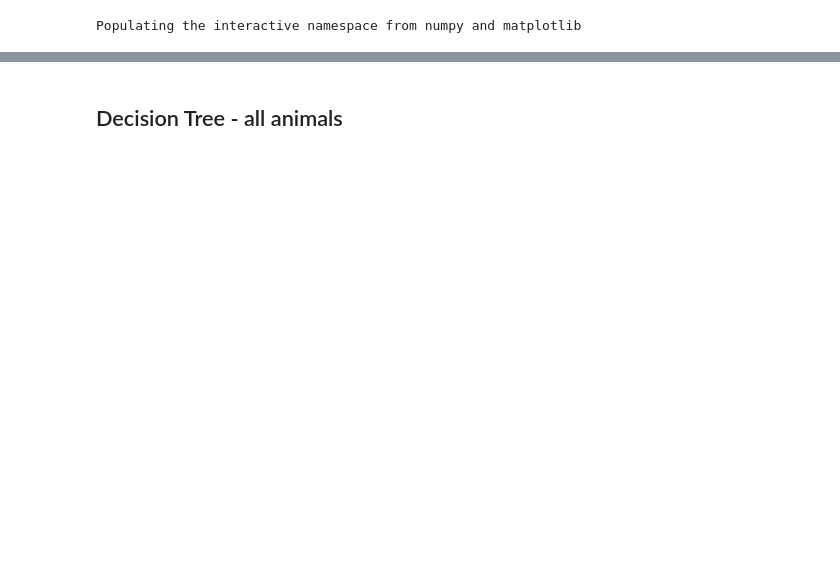
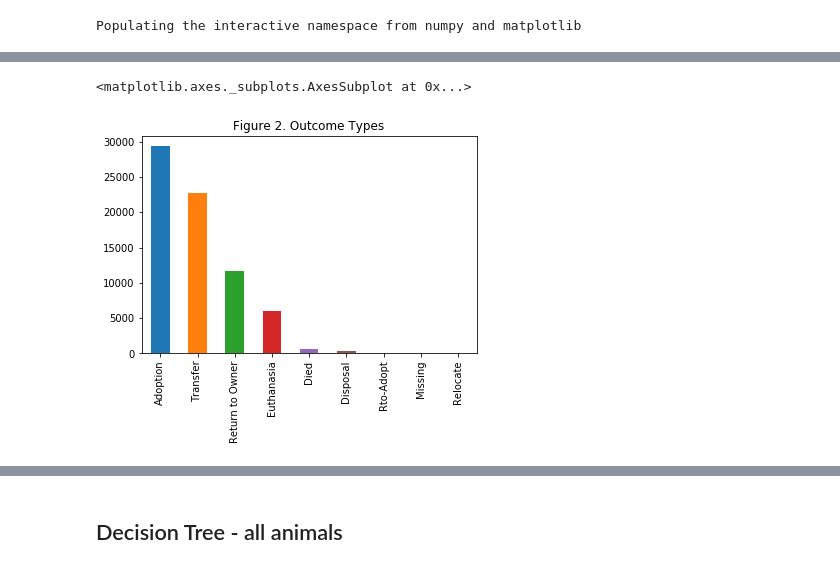
Before and after one commit to j-lei/373analytics, a Jupyter notebook: final_project_jlei.ipynb, the cells around one changed output, grey strips where cells are left out. Drawn from its saved outputs; the diff is of its cells as text; code cells hidden in the pictures; blank space fills up the shorter version.

```diff
--- a/final_project_jlei.ipynb
+++ b/final_project_jlei.ipynb
@@ -56,0 +52,5 @@ Name: outcome_type, dtype: int64
+# %%
+df['outcome_type'].value_counts().plot(kind='bar', title='Figure 2. Outcome Types')
+# %% [output]
+<matplotlib.axes._subplots.AxesSubplot at 0x...>
+[figure, added]
```
Also changed, not shown: parts of 20 cells of this notebook.
